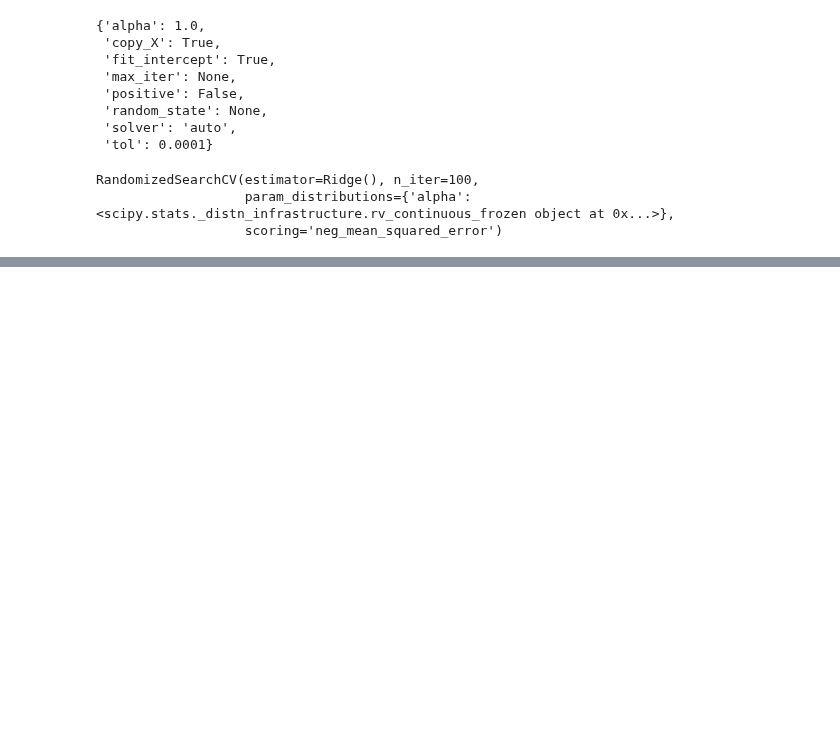
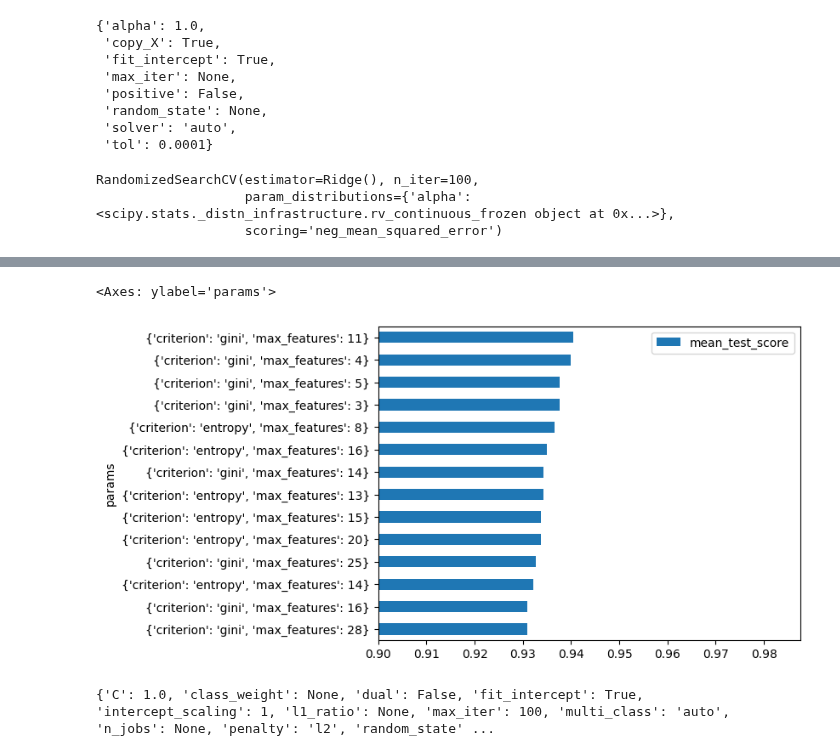
Before and after one commit to jmohsbeck1/jpmc_mle, a Jupyter notebook: HyperParms_JPMC.ipynb, the cells around one changed output, grey strips where cells are left out. Drawn from its saved outputs; the diff is of its cells as text; code cells hidden in the pictures; blank space fills up the shorter version.

```diff
--- a/HyperParms_JPMC.ipynb
+++ b/HyperParms_JPMC.ipynb
@@ -447,0 +487,16 @@ print(results.loc[:,['params','rank_test_score']].sort_values('rank_test_score')
+# %%
+from scipy import stats
+"""
+we would like to smaple from criterion and
+max_features as discrete uniform distributions
+"""
+param_dist = {'criterion': ['gini', 'entropy'],'max_features': stats.randint(low=1,high=n_features)}
+# %%
+from sklearn import model_selection
+"""
+setting up the random search sampling 50 times and
+conducting 5-fold cross-validation
+"""
+rscv = model_selection.RandomizedSearchCV(estimator=rfc, param_distributions=param_dist, n_iter=50, cv=5, scoring='accuracy' , random_state=100)
+# %%
+rscv.fit(X,y)
@@ -447,0 +509,12 @@ print(results.loc[:,['params','rank_test_score']].sort_values('rank_test_score')
+# %%
+import pandas as pd
+# convert the dictionary of results to a pandas dataframe
+results = pd.DataFrame(rscv.cv_results_)
+# removing duplication
+distinct_results = results.loc[:,['params','mean_test_score']]
+# convert the params dictionaries to string data types
+distinct_results.loc[:,'params'] = distinct_results.loc[:,'params'].astype('str')
+# remove duplicates
+distinct_results.drop_duplicates(inplace=True)
+# look at the top 5 best hyperparamaterizations
+distinct_results.sort_values('mean_test_score',ascending=False).head(5)
@@ -447,0 +528,6 @@ print(results.loc[:,['params','rank_test_score']].sort_values('rank_test_score')
+# %%
+# top performing models
+distinct_results[distinct_results.mean_test_score > 0.93].sort_values('mean_test_score').plot.barh(x='params', xlim=(0.9))
+# %% [output]
+<Axes: ylabel='params'>
+[figure, added]
@@ -447,0 +543,4 @@ print(results.loc[:,['params','rank_test_score']].sort_values('rank_test_score')
+# %%
+print(model.get_params())
+# %% [output]
+{'C': 1.0, 'class_weight': None, 'dual': False, 'fit_intercept': True, 'intercept_scaling': 1, 'l1_ratio': None, 'max_iter': 100, 'multi_class': 'auto', 'n_jobs': None, 'penalty': 'l2', 'random_state' ...
```
Also changed, not shown: parts of 10 cells of this notebook.
